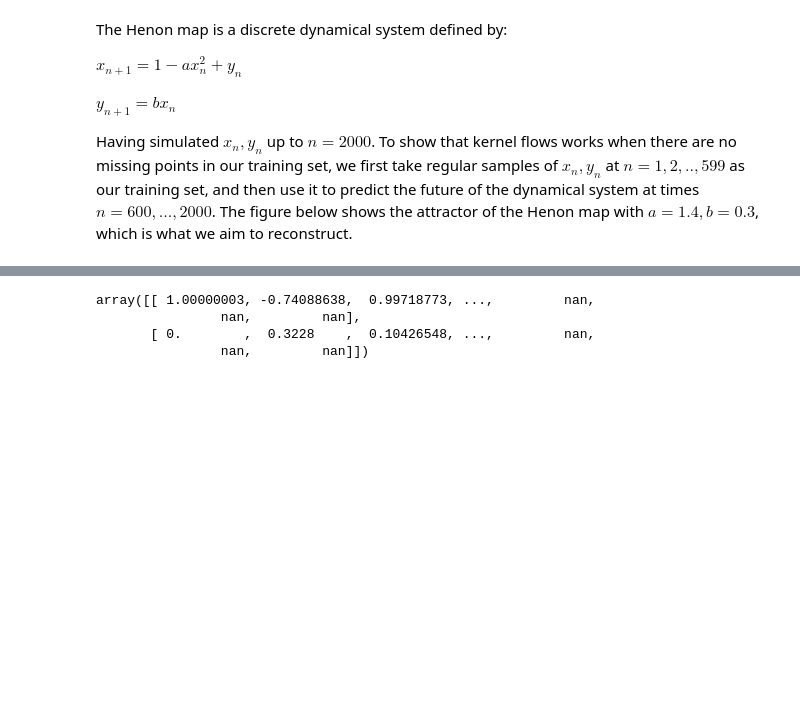
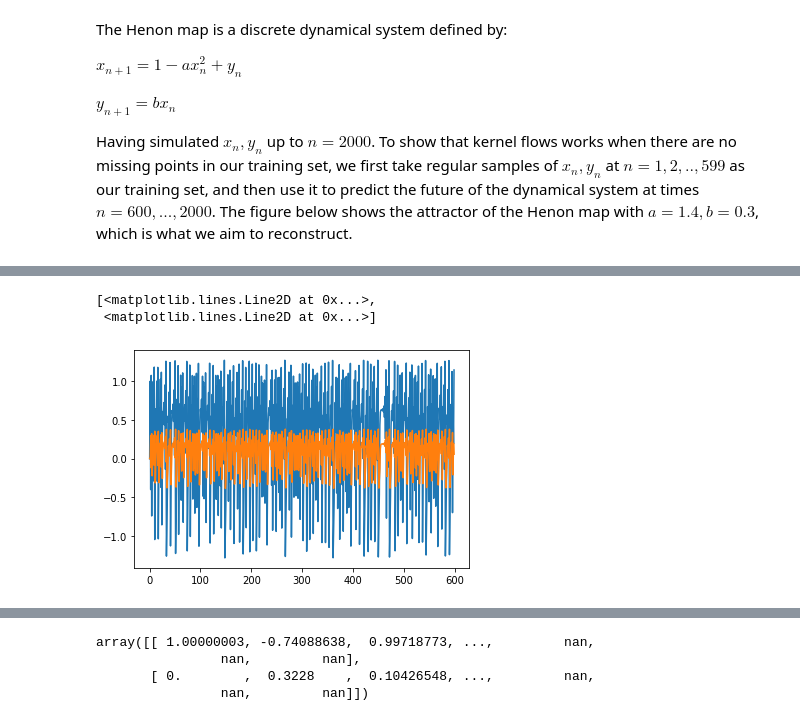
Before and after one commit to jlee1998/Kernel-Flows-for-Irregular-Time-Series, a Jupyter notebook: Kernel_Flows_for_Irregular_Time_Series.ipynb, the cells around one changed output, grey strips where cells are left out. Cells and saved outputs as stored; diff of their text form; code cells hidden in the pictures; blank space fills up the shorter version.

```diff
--- a/Kernel_Flows_for_Irregular_Time_Series.ipynb
+++ b/Kernel_Flows_for_Irregular_Time_Series.ipynb
@@ -287,3 +287,9 @@ plt.show()
+# %%
+plt.plot(train_data.T)
+# %% [output]
+[<matplotlib.lines.Line2D at 0x...>,
+ <matplotlib.lines.Line2D at 0x...>]
+[figure, added]
 # %%
 np.random.seed(1)
 from autograd import value_and_grad
```
Also changed, not shown: parts of 33 cells of this notebook.
